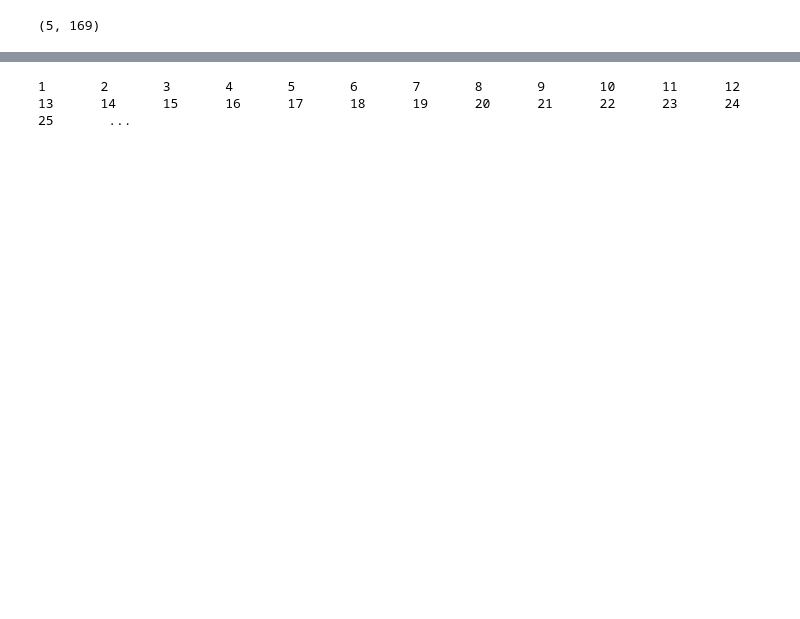
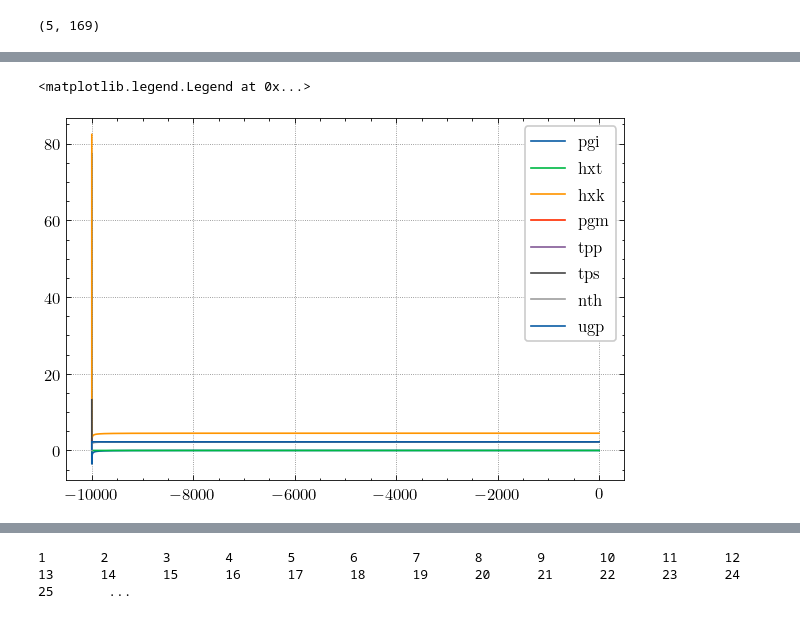
Before and after one commit to tonyxwz/pyADAPT, a Jupyter notebook: Scripts/trehalose/OptimizeSmallbone.ipynb, the cells around one changed output, grey strips where cells are left out. Drawn from its saved outputs; the diff is of its cells as text; code cells hidden in the pictures; blank space fills up the shorter version.

```diff
--- a/Scripts/trehalose/OptimizeSmallbone.ipynb
+++ b/Scripts/trehalose/OptimizeSmallbone.ipynb
@@ -178,0 +197,10 @@ opt.options['lambda_r'] = 10
+# %%
+fig2, axes2 = plt.subplots(figsize=(6, 4), dpi=120)
+
+f1 = list(map(lambda t, x: opt.model.fluxes(t, x, opt.model.parameters["value"]), t1, y1.T))
+
+axes2.plot(t1, f1)
+axes2.legend(opt.model.flux_order)
+# %% [output]
+<matplotlib.legend.Legend at 0x...>
+[figure, added]
```
Also changed, not shown: parts of 29 cells of this notebook, 5 other files.
